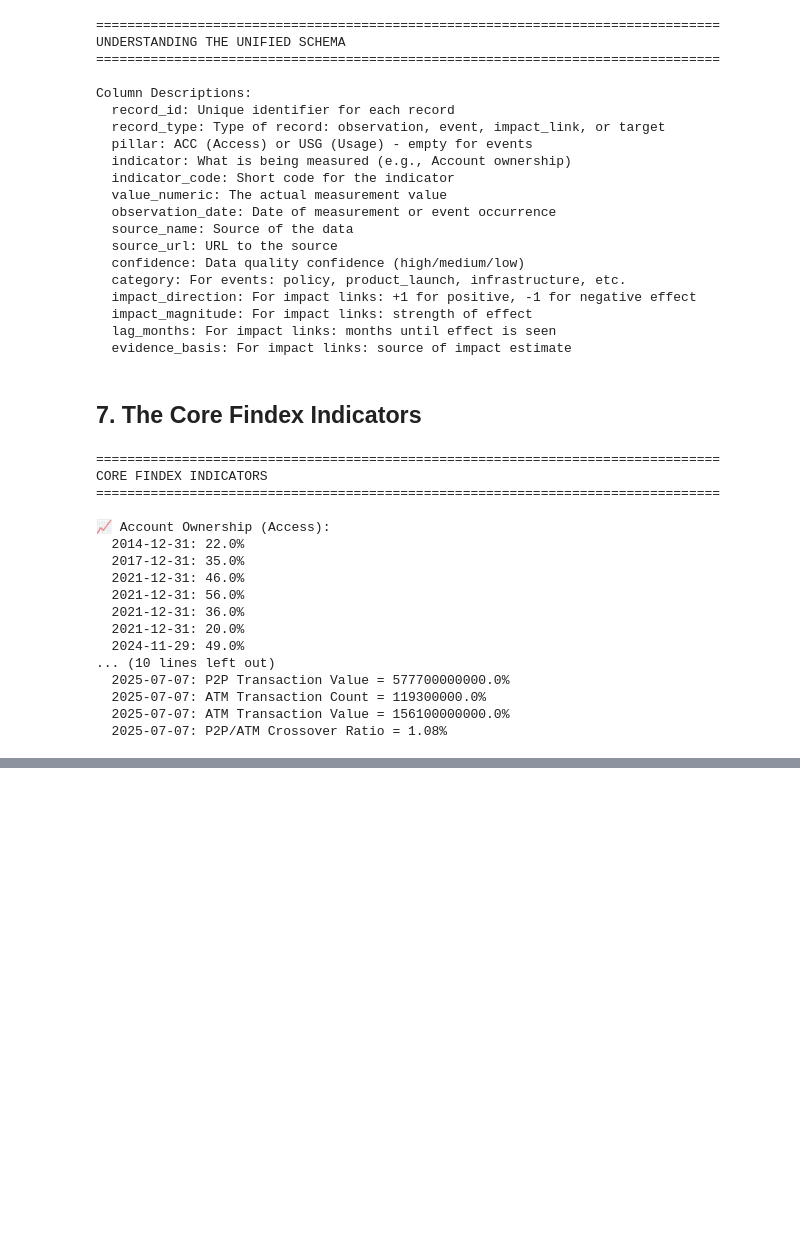
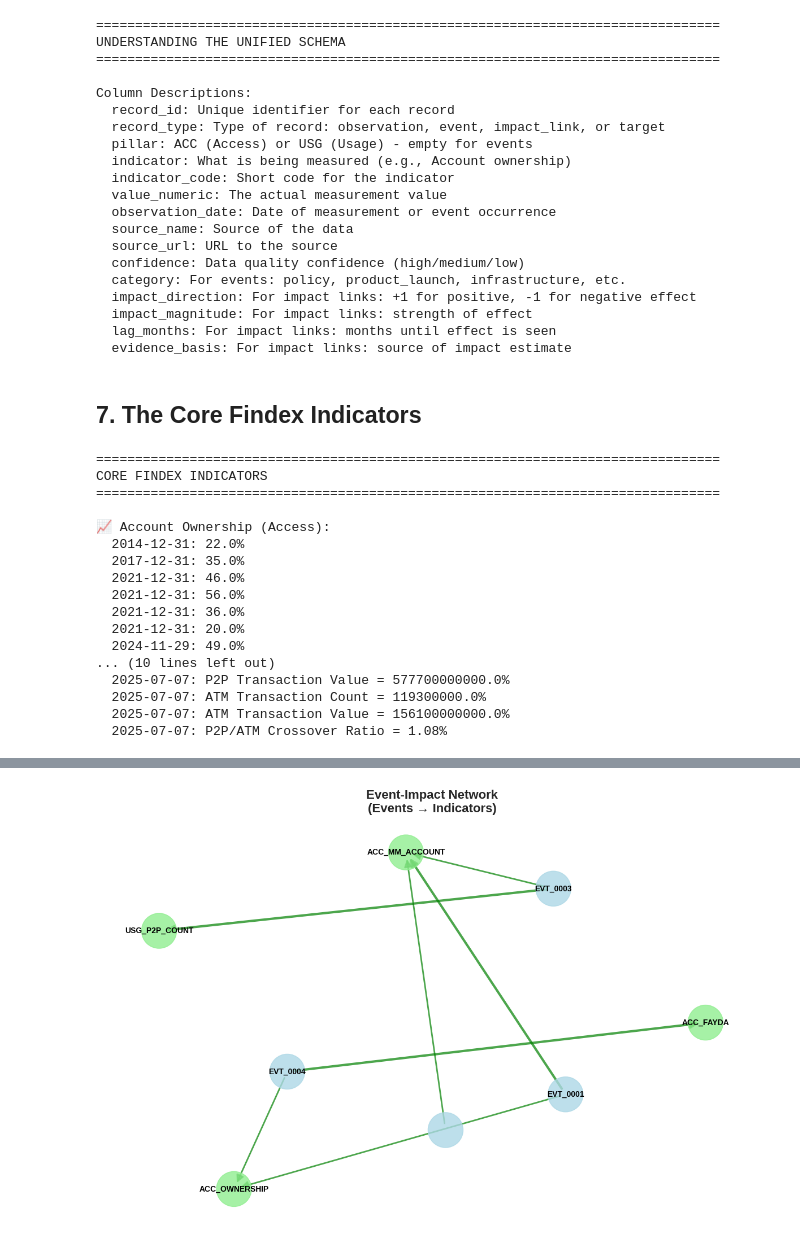
Before and after one commit to hann2004/ethiopia-fi-forecast, a Jupyter notebook: notebooks/01_data_exploration.ipynb, the cells around one changed output, grey strips where cells are left out. Drawn from its saved outputs; the diff is of its cells as text; code cells hidden in the pictures; blank space fills up the shorter version.

```diff
--- a/notebooks/01_data_exploration.ipynb
+++ b/notebooks/01_data_exploration.ipynb
@@ -438,0 +489,12 @@ INFO:matplotlib.category:Using categorical units to plot a list of strings that
+# %%
+# Import the impact modeler
+from events_impact_modeler import create_all_impact_links
+
+# Create impact links
+print("Creating impact links between events and indicators...")
+impact_links_df = create_all_impact_links(separated['events'], separated['observations'])
+
+print(f"\nCreated {len(impact_links_df)} impact links")
+print("\nSample impact links:")
+print(impact_links_df[['record_id', 'parent_id', 'pillar', 'related_indicator',
+                       'impact_direction', 'impact_magnitude', 'lag_months']].head())
@@ -438,0 +553,69 @@ INFO:matplotlib.category:Using categorical units to plot a list of strings that
+# %%
+# Create a visualization of event-impact network
+import matplotlib.pyplot as plt
+import networkx as nx
+
+if not impact_links_df.empty:
+    # Create a simple network graph
+    G = nx.DiGraph()
+
+    # Add nodes (events and indicators)
+    for _, link in impact_links_df.iterrows():
+        event_node = link['parent_id']
+        indicator_node = link['related_indicator']
+
+        G.add_node(event_node, node_type='event', color='lightblue')
+        G.add_node(indicator_node, node_type='indicator', color='lightgreen')
+
+        # Add edge with impact direction
+        impact_dir = 1 if link['impact_direction'] == 'increase' else -1
+        G.add_edge(event_node, indicator_node,
+                   weight=impact_dir,
+                   magnitude=link['impact_magnitude'])
+
+    # Draw the graph
+    plt.figure(figsize=(12, 8))
+
+    # Position nodes
+    pos = nx.spring_layout(G, k=2, iterations=50)
+
+    # Draw nodes
+    node_colors = []
+    for node in G.nodes():
+        if G.nodes[node]['node_type'] == 'event':
+            node_colors.append('lightblue')
+        else:
+            node_colors.append('lightgreen')
+
+    nx.draw_networkx_nodes(G, pos, node_color=node_colors,
+                          node_size=2000, alpha=0.8)
+
+    # Draw edges with different styles based on impact
+    edges = G.edges(data=True)
+    edge_colors = []
+    edge_widths = []
+
+    for u, v, d in edges:
+        if d['weight'] > 0:
+            edge_colors.append('green')
+        else:
+            edge_colors.append('red')
+
+        # Width based on magnitude
+        mag_map = {'high': 3, 'medium': 2, 'low': 1, 'negligible': 0.5}
+        edge_widths.append(mag_map.get(d['magnitude'], 1))
+
+    nx.draw_networkx_edges(G, pos, edge_color=edge_colors,
+                          width=edge_widths, alpha=0.7,
+                          arrowstyle='-|>', arrowsize=20)
+
+    # Draw labels
+    nx.draw_networkx_labels(G, pos, font_size=10, font_weight='bold')
+
+    # Add legend
+    plt.title('Event-Impact Network\n(Events → Indicators)', fontsize=16, fontweight='bold')
+    plt.axis('off')
+    plt.tight_layout()
+    plt.show()
+# %% [output]
+[figure, added]
```
Also changed, not shown: parts of 12 cells of this notebook, 5 other files.
